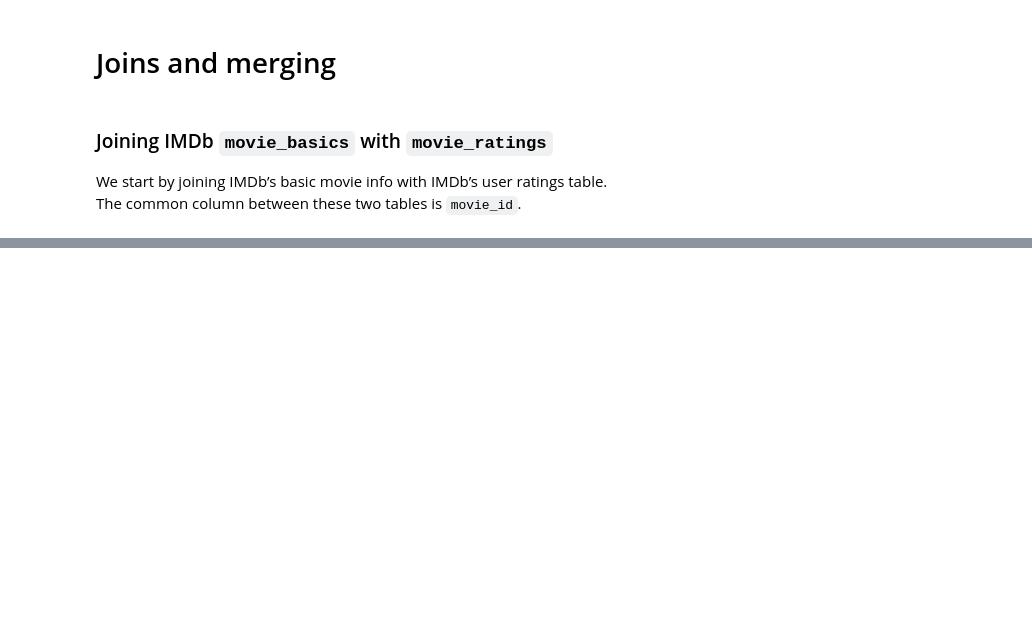
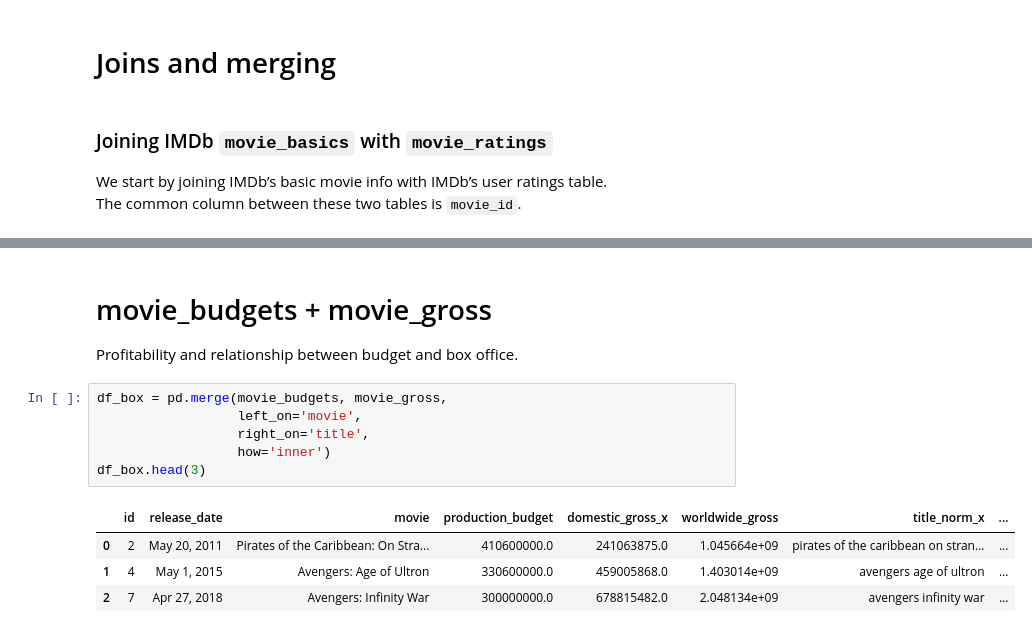
Before and after one commit to lorenaterah/Phase-2-project-G3, a Jupyter notebook: Notebooks/steve.ipynb, the cells around one changed output, grey strips where cells are left out. Drawn from its saved outputs; the diff is of its cells as text; blank space fills up the shorter version.

```diff
--- a/Notebooks/steve.ipynb
+++ b/Notebooks/steve.ipynb
@@ -608,0 +623,15 @@ imdb_gross_df.head(3)
+# %% [markdown]
+# movie_budgets + movie_gross
+
+Profitability and relationship between budget and box office.
+# %%
+df_box = pd.merge(movie_budgets, movie_gross,
+                  left_on='movie',
+                  right_on='title',
+                  how='inner')
+df_box.head(3)
+# %% [output]
+|  | id | release_date | movie | production_budget | domestic_gross_x | worldwide_gross | title_norm_x | ... |
+| 0 | 2 | May 20, 2011 | Pirates of the Caribbean: On Stra... | 410600000.0 | 241063875.0 | 1.045664e+09 | pirates of the caribbean on stran... | ... |
+| 1 | 4 | May 1, 2015 | Avengers: Age of Ultron | 330600000.0 | 459005868.0 | 1.403014e+09 | avengers age of ultron | ... |
+| 2 | 7 | Apr 27, 2018 | Avengers: Infinity War | 300000000.0 | 678815482.0 | 2.048134e+09 | avengers infinity war | ... |
```
Also changed, not shown: parts of 9 cells of this notebook.
